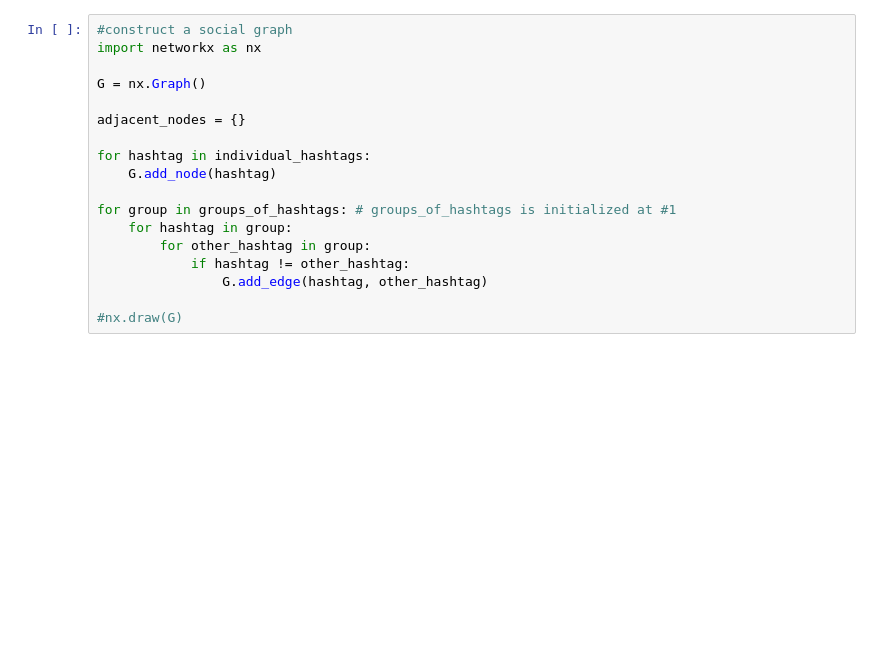
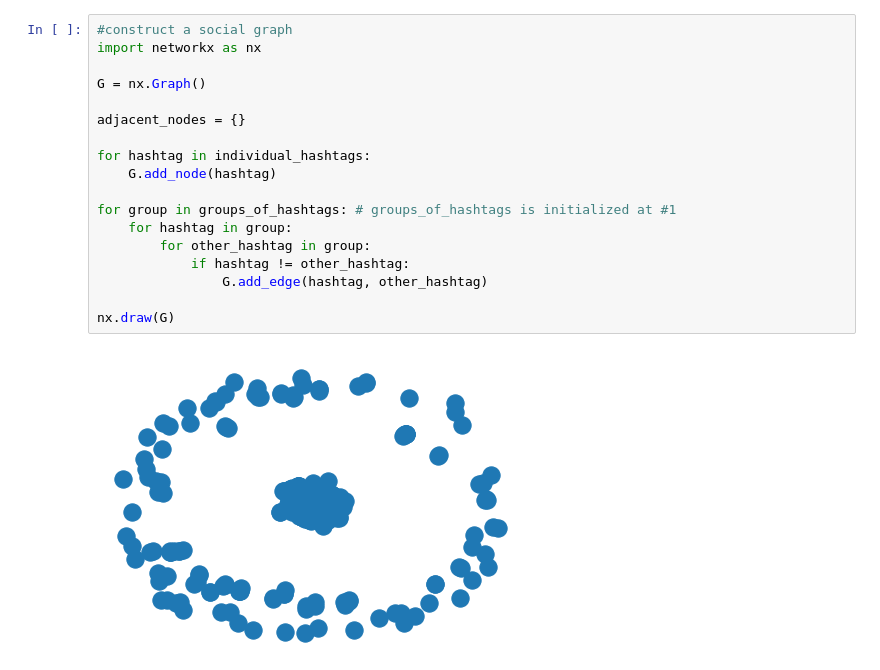
Before and after one commit to latolli/tweet-analysis, a Jupyter notebook: twitter_graphs.ipynb, the cells around one changed output. Cells and saved outputs as stored; diff of their text form; blank space fills up the shorter version.

```diff
--- a/twitter_graphs.ipynb
+++ b/twitter_graphs.ipynb
@@ -150,21 +178,23 @@ fig.show()
 # %%
 #construct a social graph
 import networkx as nx
 
 G = nx.Graph()
 
 adjacent_nodes = {}
 
 for hashtag in individual_hashtags:
     G.add_node(hashtag)
 
 for group in groups_of_hashtags: # groups_of_hashtags is initialized at #1
     for hashtag in group:
         for other_hashtag in group:
             if hashtag != other_hashtag:
                 G.add_edge(hashtag, other_hashtag)
 
-#nx.draw(G)
+nx.draw(G)
+# %% [output]
+[figure, added]
 # %%
 #calculate main global properties of the graph
 # number of nodes in variable
```
Also changed, not shown: parts of 11 cells of this notebook.
